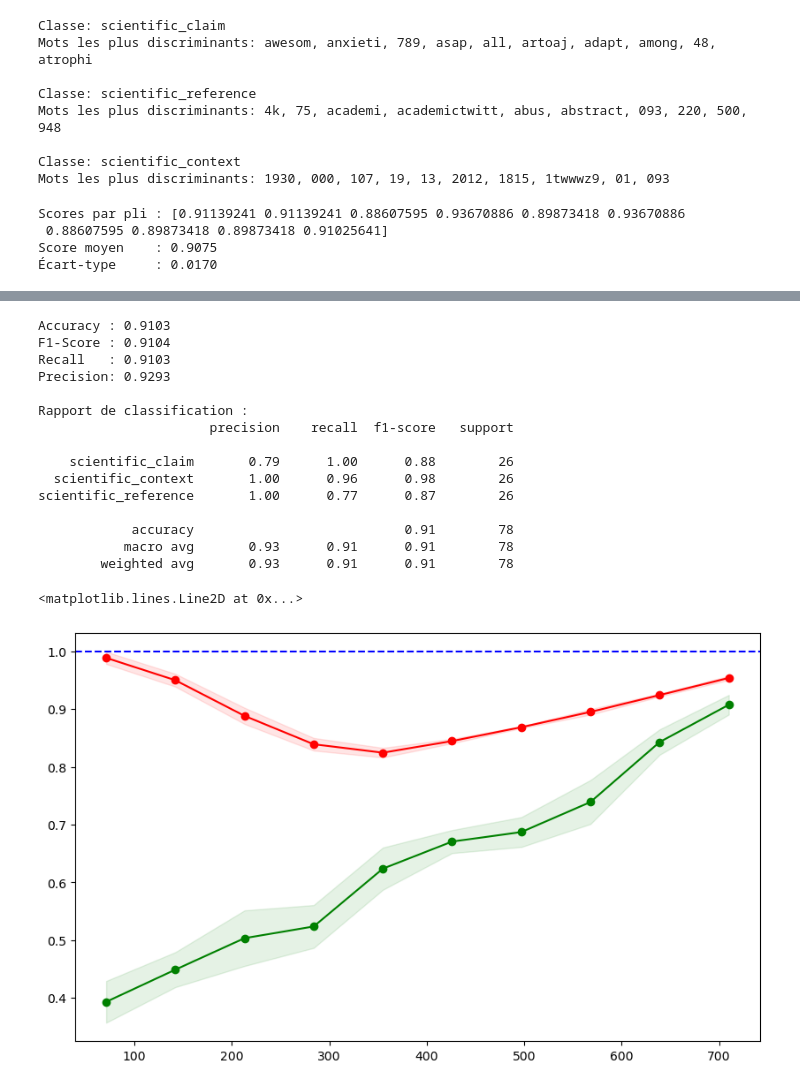
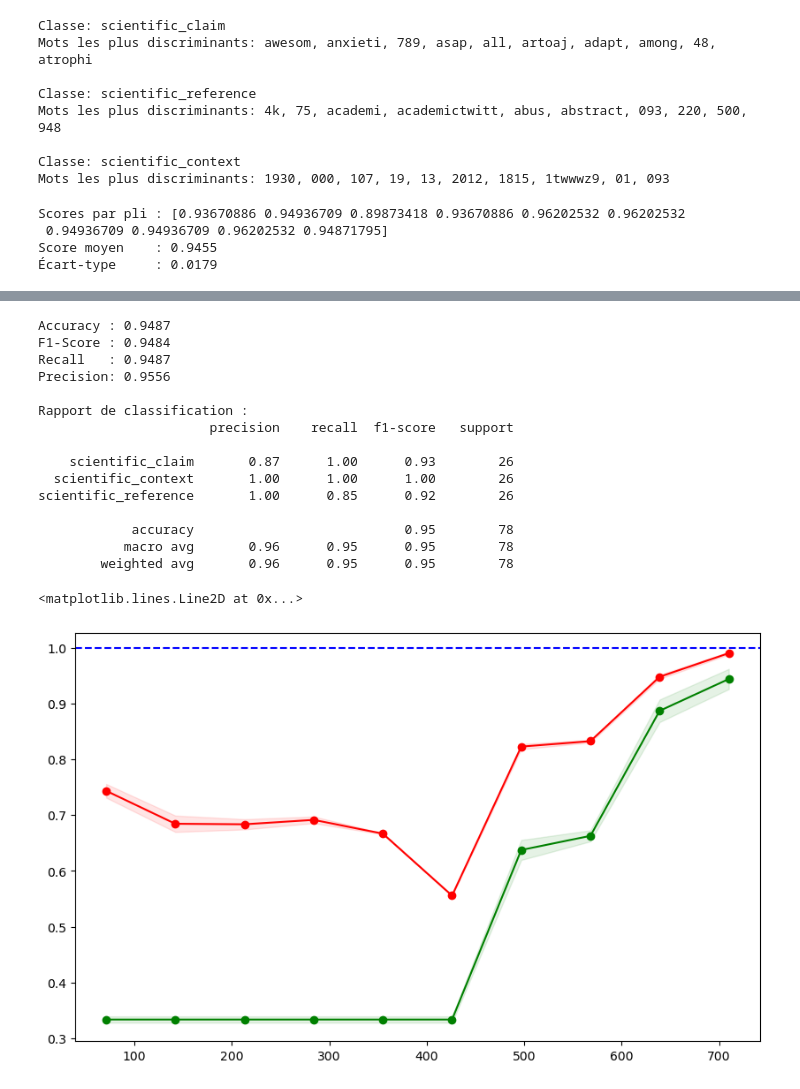
Before and after one commit to Kinadim/ML_projet, a Jupyter notebook: anotherNotebook.ipynb, the cells around one changed output, grey strips where cells are left out. Saved outputs shown, nothing was run; the diff lists cells and outputs as text; code cells hidden in the pictures.

```diff
--- a/anotherNotebook.ipynb
+++ b/anotherNotebook.ipynb
@@ -938,7 +938,7 @@ On voit qu'il y a un déséquilibre important entre scientific_context et claim&
 sci_df = df[df['science_related'] == 1].copy()
 
 
-combo = ["remove_links", "remove_stopwords", "lemmatize_words", "stem_words"]
+combo = ["remove_links", "remove_stopwords", "lemmatize_words", "stem_words","stem_words"]
 
 for transformation in combo:
     if transformation in transformations:
@@ -1379,27 +1783,37 @@ Classe: scientific_context
 Mots les plus discriminants: 1930, 000, 107, 19, 13, 2012, 1815, 1twwwz9, 01, 093
 # %%
 # Étape 4 : Over-sampling avec SMOTE
+# Adjust the sampling strategy to ensure it does not exceed the original number of samples in any class
 smote = SMOTE(random_state=42)
 X_resampled, y_resampled = smote.fit_resample(X_vect, y)
+
+# Under-sampling to remove approximately 100 rows per class
+# Ensure that the sampling strategy values are non-negative
+
+
+
+
+
 
 # Étape 5 : Configuration des K-Folds
 kfold = StratifiedKFold(n_splits=10, shuffle=True, random_state=42)
 
 # Modèle choisi : Random Forest
 
+param_grid = {
+    'C': [0.1, 1, 10],  # Régularisation
+    'kernel': ['linear', 'rbf'],  # Type de noyau
+    'gamma': ['scale', 'auto']  # Paramètre gamma pour les noyaux non linéaires
+}
+
 #model = RandomForestClassifier(n_estimators=100, max_depth=10, random_state=42)
-model = OneVsRestClassifier(RandomForestClassifier(n_estimators=100, max_depth=20, random_state=42))
-#model = OneVsRestClassifier(LogisticRegression(class_weight='balanced', max_iter=1000, random_state=42,penalty='l2', C=0.00125))
-#model = OneVsRestClassifier(SVC(kernel='linear', probability=True, random_state=42, C=0.1))
+#model = OneVsRestClassifier(RandomForestClassifier(n_estimators=100, max_depth=20, random_state=42))
+#model = OneVsRestClassifier(LogisticRegression(class_weight='balanced', max_iter=5, random_state=42,penalty='l2', C=0.1))
+model = OneVsRestClassifier(SVC(kernel='rbf',gamma=0.2, probability=True, random_state=42, C=0.000001))
 # Étape 6 : Validation croisée
 
 
-cv_scores = cross_val_score(model, X_resampled, y_resampled, cv=kfold, scoring='accuracy')
 
-# Affichage des résultats de la validation croisée
-print(f"Scores par pli : {cv_scores}")
-print(f"Score moyen    : {cv_scores.mean():.4f}")
-print(f"Écart-type     : {cv_scores.std():.4f}")
 
 # Étape 7 : Entraînement final et évaluation
 # Ensure consistent labels across all iterations
@@ -1416,6 +1830,14 @@ for train_index, test_index in kfold.split(X_resampled, y_resampled):
     # Add to the global confusion matrix using consistent labels
     cm = confusion_matrix(y_test, y_pred, labels=unique_labels)
     final_cm += cm
+
+
+cv_scores = cross_val_score(model, X_resampled, y_resampled, cv=kfold, scoring='accuracy')
+
+# Affichage des résultats de la validation croisée
+print(f"Scores par pli : {cv_scores}")
+print(f"Score moyen    : {cv_scores.mean():.4f}")
+print(f"Écart-type     : {cv_scores.std():.4f}")
 
 # Afficher la matrice de confusion finale
 disp = ConfusionMatrixDisplay(confusion_matrix=final_cm, display_labels=y.unique())
@@ -1440,45 +1862,45 @@ print(classification_report(y_test, y_pred))
 
 
 train_sizes, train_scores, test_scores = learning_curve(
     model, X_resampled, y_resampled, cv=kfold, scoring='accuracy', n_jobs=-1, train_sizes=np.linspace(0.1, 1.0, 10)
 )
 
 # Moyenne et écart-type des scores
 train_scores_mean = np.mean(train_scores, axis=1)
 train_scores_std = np.std(train_scores, axis=1)
 test_scores_mean = np.mean(test_scores, axis=1)
 test_scores_std = np.std(test_scores, axis=1)
 
 # Tracer la courbe d'apprentissage
 plt.figure(figsize=(10, 6))
 plt.fill_between(train_sizes, train_scores_mean - train_scores_std, train_scores_mean + train_scores_std, alpha=0.1, color="r", label="Écart-type entraînement")
 plt.fill_between(train_sizes, test_scores_mean - test_scores_std, test_scores_mean + test_scores_std, alpha=0.1, color="g", label="Écart-type validation")
 
 plt.plot(train_sizes, train_scores_mean, 'o-', color="r", label="Score d'entraînement")
 plt.plot(train_sizes, test_scores_mean, 'o-', color="g", label="Score de validation")
 
 # Ajouter une ligne pour indiquer que les scores d'entraînement sont toujours à 1
 plt.axhline(y=1.0, color='b', linestyle='--', label="Score parfait (1.0)")
 # %% [output]
-Scores par pli : [0.91139241 0.91139241 0.88607595 0.93670886 0.89873418 0.93670886
- 0.88607595 0.89873418 0.89873418 0.91025641]
-Score moyen    : 0.9075
-Écart-type     : 0.0170
+Scores par pli : [0.93670886 0.94936709 0.89873418 0.93670886 0.96202532 0.96202532
+ 0.94936709 0.94936709 0.96202532 0.94871795]
+Score moyen    : 0.9455
+Écart-type     : 0.0179
 [figure]
-Accuracy : 0.9103
-F1-Score : 0.9104
-Recall   : 0.9103
-Precision: 0.9293
+Accuracy : 0.9487
+F1-Score : 0.9484
+Recall   : 0.9487
+Precision: 0.9556
 
 Rapport de classification :
                       precision    recall  f1-score   support
 
-    scientific_claim       0.79      1.00      0.88        26
-  scientific_context       1.00      0.96      0.98        26
-scientific_reference       1.00      0.77      0.87        26
+    scientific_claim       0.87      1.00      0.93        26
+  scientific_context       1.00      1.00      1.00        26
+scientific_reference       1.00      0.85      0.92        26
 
-            accuracy                           0.91        78
-           macro avg       0.93      0.91      0.91        78
-        weighted avg       0.93      0.91      0.91        78
+            accuracy                           0.95        78
+           macro avg       0.96      0.95      0.95        78
+        weighted avg       0.96      0.95      0.95        78
 <matplotlib.lines.Line2D at 0x...>
-[figure, old version]
+[figure, new version]
```
Also changed, not shown: parts of 23 cells of this notebook.
